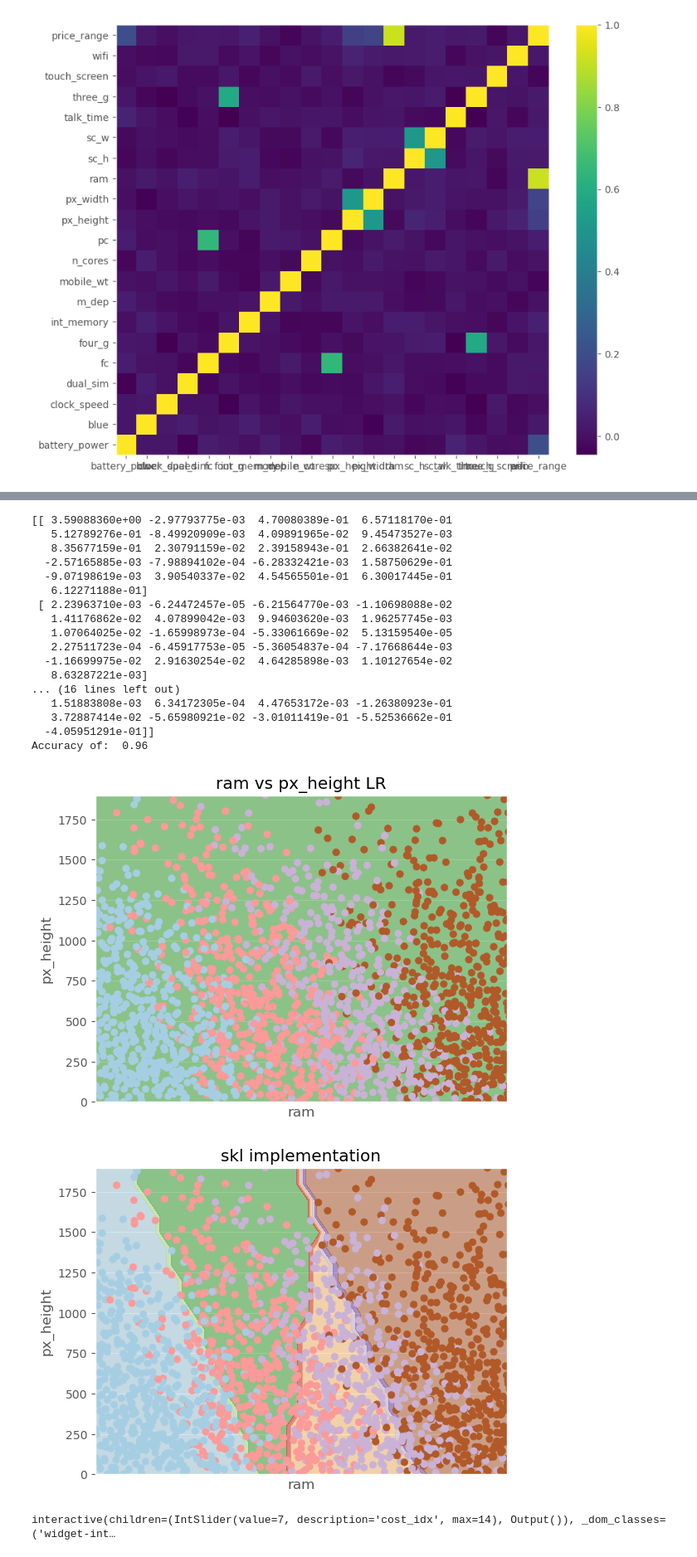
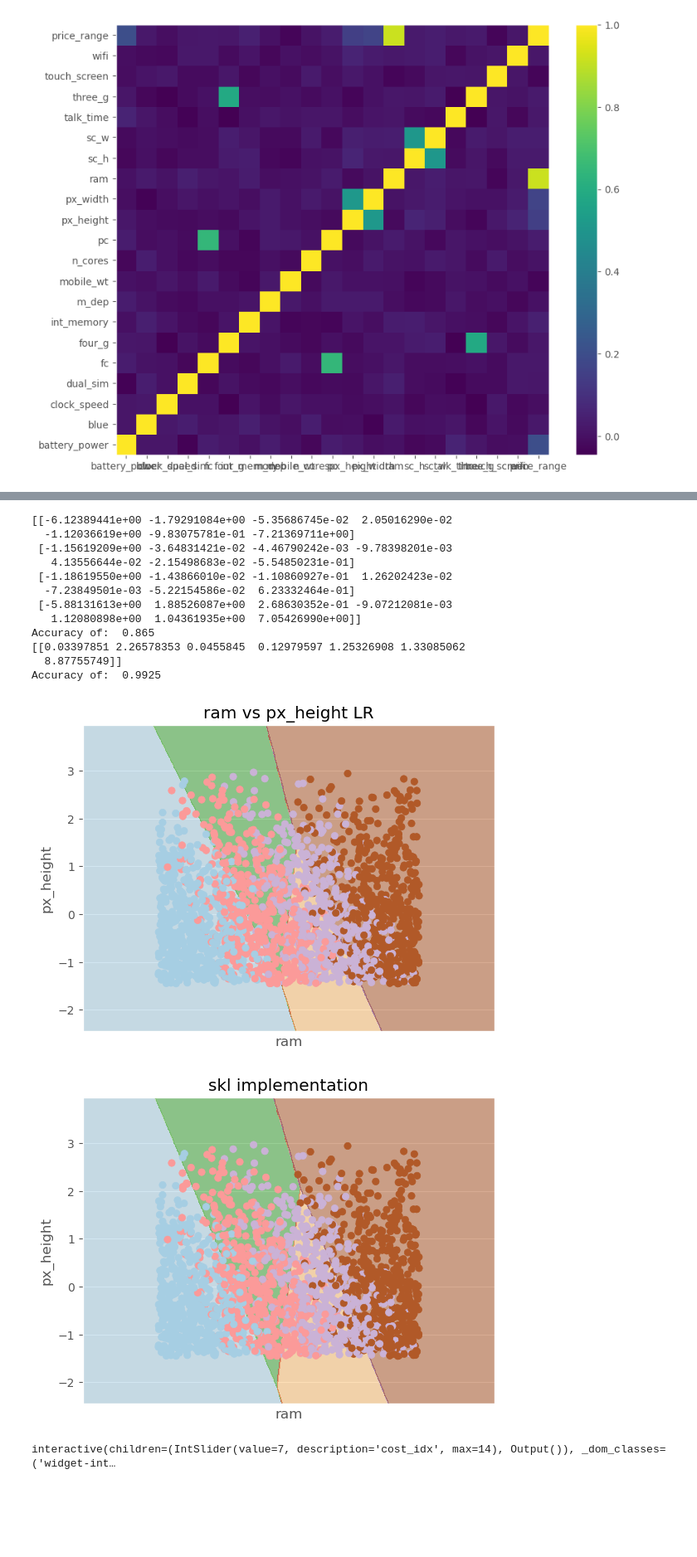
Before and after one commit to ephraim888sun/ML7324_Extending_-Logistic_Regression, a Jupyter notebook: LogisticRegressionProj3.ipynb, the cells around one changed output, grey strips where cells are left out. Shown at 83% size. Drawn from its saved outputs; the diff is of its cells as text; code cells hidden in the pictures; blank space fills up the shorter version.

Commit message:
Fixed the graph slider

```diff
--- a/LogisticRegressionProj3.ipynb
+++ b/LogisticRegressionProj3.ipynb
@@ -57,7 +57,7 @@ mean = np.mean(df, axis=0)
 std = np.std(df, axis=0)
 
 # Subtract the mean and divide by the standard deviation
-# df = (df - mean) / std
+df = (df - mean) / std
 df['price_range'] = temp
 
 df.info()
@@ -279,7 +277,7 @@ colsToUse = ['ram', 'px_width', 'px_height','battery_power','int_memory', 'pc']
 
 # from last time, our logistic regression algorithm is given by (including everything we previously had):
 class BinaryLogisticRegression:
-    def __init__(self, eta, iterations=20, C=0.001):
+    def __init__(self, eta, iterations=20, C=0.1):
         self.eta = eta
         self.iters = iterations
         self.C = C
@@ -333,10 +331,10 @@ class BinaryLogisticRegression:
             self.w_ += gradient*self.eta # multiply by learning rate
             # add bacause maximizing
 
-blr = BinaryLogisticRegression(eta=0.1,iterations=50,C=0.001)
+# blr = BinaryLogisticRegression(eta=0.1,iterations=50,C=0.001)
 
-blr.fit(X_train,y_train)
-print(blr)
+# blr.fit(X_train,y_train)
+# print(blr)
 
-yhat = blr.predict(X_test)
-print('Accuracy of: ',accuracy_score(y_test,yhat))
+# yhat = blr.predict(X_test)
+# print('Accuracy of: ',accuracy_score(y_test,yhat))
@@ -365,7 +345,7 @@ import numpy as np
 from scipy.special import expit
 
 class VectorBinaryLogisticRegression(BinaryLogisticRegression):
-    def __init__(self, eta, iterations=20, C=0.0001, regularization=None):
+    def __init__(self, eta, iterations=20, C=0.1, regularization="L1"):
         super().__init__(eta, iterations)
         self.C = C
         self.regularization = regularization
@@ -381,15 +361,6 @@ class VectorBinaryLogisticRegression(BinaryLogisticRegression):
         gradient = np.mean(X * ydiff[:,np.newaxis], axis=0) # make ydiff a column vector and multiply through
 
         gradient = gradient.reshape(self.w_.shape)
-
-        #adding in the different regularization types
-        if self.regularization == 'L1':
-            gradient[1:] += np.sign(self.w_[1:]) * self.C
-        elif self.regularization == 'L2':
-            gradient[1:] += -2 * self.w_[1:] * self.C
-        elif self.regularization == 'L1L2':
-            gradient[1:] += -self.w_[1:] * self.C + 0.5 * np.sign(self.w_[1:]) * self.C
-
         return gradient
 # %%
 class LogisticRegression:
@@ -497,23 +463,18 @@ print(np.hstack((lr_sk.intercept_[:,np.newaxis],lr_sk.coef_)))
 yhat = lr_sk.predict(X_test_binary)
 print('Accuracy of: ',accuracy_score(y_test_binary,yhat))
 # %% [output]
-[[ 3.59088360e+00 -2.97793775e-03  4.70080389e-01  6.57118170e-01
-   5.12789276e-01 -8.49920909e-03  4.09891965e-02  9.45473527e-03
-   8.35677159e-01  2.30791159e-02  2.39158943e-01  2.66382641e-02
-  -2.57165885e-03 -7.98894102e-04 -6.28332421e-03  1.58750629e-01
-  -9.07198619e-03  3.90540337e-02  4.54565501e-01  6.30017445e-01
-   6.12271188e-01]
- [ 2.23963710e-03 -6.24472457e-05 -6.21564770e-03 -1.10698088e-02
-   1.41176862e-02  4.07899042e-03  9.94603620e-03  1.96257745e-03
-   1.07064025e-02 -1.65998973e-04 -5.33061669e-02  5.13159540e-05
-   2.27511723e-04 -6.45917753e-05 -5.36054837e-04 -7.17668644e-03
-  -1.16699975e-02  2.91630254e-02  4.64285898e-03  1.10127654e-02
-   8.63287221e-03]
-... (16 lines left out)
-   1.51883808e-03  6.34172305e-04  4.47653172e-03 -1.26380923e-01
-   3.72887414e-02 -5.65980921e-02 -3.01011419e-01 -5.52536662e-01
-  -4.05951291e-01]]
-Accuracy of:  0.96
+[[-6.12389441e+00 -1.79291084e+00 -5.35686745e-02  2.05016290e-02
+  -1.12036619e+00 -9.83075781e-01 -7.21369711e+00]
+ [-1.15619209e+00 -3.64831421e-02 -4.46790242e-03 -9.78398201e-03
+   4.13556644e-02 -2.15498683e-02 -5.54850231e-01]
+ [-1.18619550e+00 -1.43866010e-02 -1.10860927e-01  1.26202423e-02
+  -7.23849501e-03 -5.22154586e-02  6.23332464e-01]
+ [-5.88131613e+00  1.88526087e+00  2.68630352e-01 -9.07212081e-03
+   1.12080898e+00  1.04361935e+00  7.05426990e+00]]
+Accuracy of:  0.865
+[[0.03397851 2.26578353 0.0455845  0.12979597 1.25326908 1.33085062
+  8.87755749]]
+Accuracy of:  0.9925
 # %%
 # # linear boundaries visualization from sklearn documentation
 from matplotlib import pyplot as plt
@@ -527,8 +488,8 @@ def plot_decision_boundaries(lr,Xin,y,feature1,feature2,xLabel='ram',yLabel='px_
     Xb = Xb[:, [feature1, feature2]]  # Use specific features
     lr.fit(Xb, y)
 
-    # h=0.01
-    h=100 # had to change h to a larger value due to the memory it takes to graph at such a high resolution
+    h=0.01
+    # h=100 # had to change h to a larger value due to the memory it takes to graph at such a high resolution
     # create a mesh to plot in
     x_min, x_max = Xb[:, 0].min() - 1, Xb[:, 0].max() + 1
     y_min, y_max = Xb[:, 1].min() - 1, Xb[:, 1].max() + 1
@@ -541,35 +502,35 @@ def plot_decision_boundaries(lr,Xin,y,feature1,feature2,xLabel='ram',yLabel='px_
     # Put the result into a color plot
     Z = Z.reshape(xx.shape)
     plt.contourf(xx, yy, Z, cmap=plt.cm.Paired, alpha=0.5)
 
     # Plot also the training points
     plt.scatter(Xb[:, 0], Xb[:, 1], c=y, cmap=plt.cm.Paired)
     plt.xlabel(xLabel)
     plt.ylabel(yLabel)
     plt.xlim(xx.min(), xx.max())
     plt.ylim(yy.min(), yy.max())
     plt.xticks(())
     plt.title(title)
     plt.show()
 
 
 feature1 = list(df.columns).index('ram')
 feature2 = list(df.columns).index('px_height')
 lr = LogisticRegression(0.01,6000) # this is still OUR LR implementation, not sklearn
 plot_decision_boundaries(lr,X,y,feature1,feature2,title='ram vs px_height LR')
 # for e in range(1,5):
 #     for i in range(1,10):
 #         lr = LogisticRegression(0.04*e,500*i) # this is still OUR LR implementation, not sklearn
 #         print(e,i)
 #         plot_decision_boundaries(lr,X,y,feature1,feature2)
 # lr = LogisticRegression(0.01,24000) # this is still OUR LR implementation, not sklearn
 # plot_decision_boundaries(lr,X,y,feature1,feature2)
 
 # lr = LogisticRegression(0.1,1500) # this is still OUR LR implementation, not sklearn
 plot_decision_boundaries(lr_sk,X,y,feature1,feature2,title="skl implementation")#this uses sci-kit-learns version which is a lot better than ours
 # %% [output]
-[figure, old version]
+[figure, new version]
-[figure, old version]
+[figure, new version]
 # %%
 class RegularizedBinaryLogisticRegression(VectorBinaryLogisticRegression):
     # extend init functions
```
Also changed, not shown: parts of 17 cells of this notebook.
